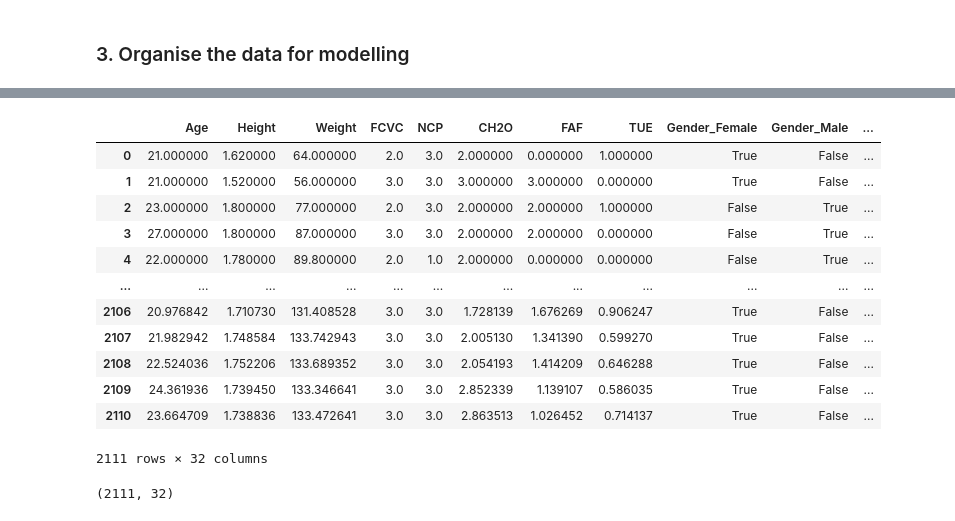
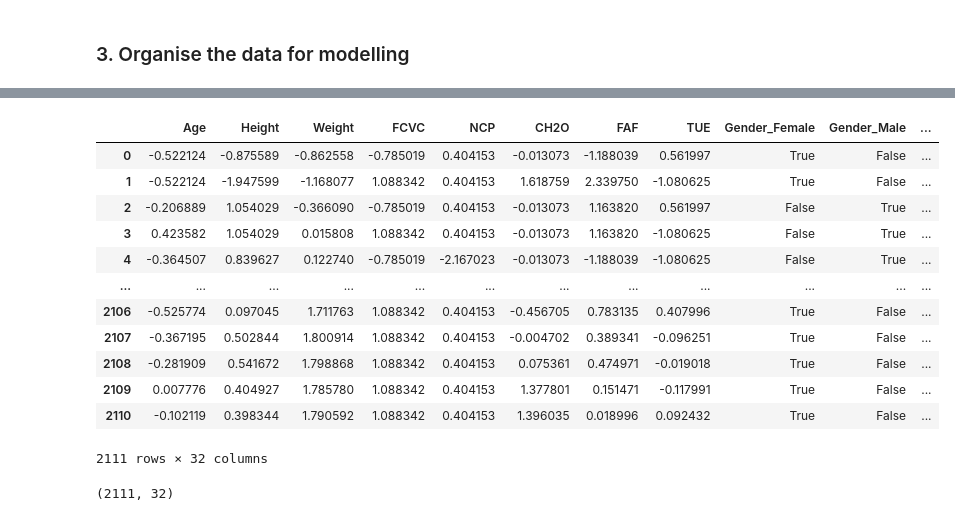
Before and after one commit to secary/compsci7306, a Jupyter notebook: mbd_a1/a1942340_dongjuma_assign1.ipynb, the cells around one changed output, grey strips where cells are left out. Drawn from its saved outputs; the diff is of its cells as text; code cells hidden in the pictures.

```diff
--- a/mbd_a1/a1942340_dongjuma_assign1.ipynb
+++ b/mbd_a1/a1942340_dongjuma_assign1.ipynb
@@ -67,7 +59,7 @@ locale.setlocale(locale.LC_TIME, 'C')
 # %% [markdown]
 ### 1. Read the dataset
 # %%
-od0 = pd.read_csv('./data/ObesityDataSet.csv')
+od = pd.read_csv('./data/ObesityDataSet.csv')
 # %% [markdown]
 ### 2. Analyse and visualise the data
 # %%
@@ -131,7 +135,7 @@ od0.describe(include='object')
 | top | Male | yes | yes | Sometimes | no | no | Sometimes | Public_Transportation | Obesity_Type_I |
 | freq | 1068 | 1726 | 1866 | 1765 | 2067 | 2015 | 1401 | 1580 | 351 |
 # %%
-numeric_data = od0.select_dtypes(include=[np.number])
+numeric_data = od.select_dtypes(include=[np.number])
 numeric_data.head()
 # %% [output]
 |  | Age | Height | Weight | FCVC | NCP | CH2O | FAF | TUE |
@@ -222,3 +253,10 @@ plot_charts(od0, phyisical)
 [figure]
 # %% [markdown]
 ### 3. Organise the data for modelling
+# %%
+categorical_data = od.select_dtypes(exclude=[np.number])
+categorical_data
+scaler = StandardScaler()
+scaled_numeric_data = pd.DataFrame(scaler.fit_transform(numeric_data), columns=numeric_data.columns)
+od_scaled = pd.concat([scaled_numeric_data, categorical_data], axis=1)
+od_scaled
@@ -225,20 +277,20 @@ plot_charts(od0, phyisical)
 # %%
-od1 = pd.get_dummies(od0.drop('NObeyesdad', axis=1), drop_first=False)
-od1['NObeyesdad'] = od0['NObeyesdad'].apply(lambda x: 1 if 'Obesity' in x else 0 )
+od1 = pd.get_dummies(od_scaled.drop('NObeyesdad', axis=1), drop_first=False)
+od1['NObeyesdad'] = od_scaled['NObeyesdad'].apply(lambda x: 1 if 'Obesity' in x else 0 )
 od1
 # %% [output]
 |  | Age | Height | Weight | FCVC | NCP | CH2O | FAF | TUE | Gender_Female | Gender_Male | ... |
-| 0 | 21.000000 | 1.620000 | 64.000000 | 2.0 | 3.0 | 2.000000 | 0.000000 | 1.000000 | True | False | ... |
-| 1 | 21.000000 | 1.520000 | 56.000000 | 3.0 | 3.0 | 3.000000 | 3.000000 | 0.000000 | True | False | ... |
-| 2 | 23.000000 | 1.800000 | 77.000000 | 2.0 | 3.0 | 2.000000 | 2.000000 | 1.000000 | False | True | ... |
-| 3 | 27.000000 | 1.800000 | 87.000000 | 3.0 | 3.0 | 2.000000 | 2.000000 | 0.000000 | False | True | ... |
-| 4 | 22.000000 | 1.780000 | 89.800000 | 2.0 | 1.0 | 2.000000 | 0.000000 | 0.000000 | False | True | ... |
+| 0 | -0.522124 | -0.875589 | -0.862558 | -0.785019 | 0.404153 | -0.013073 | -1.188039 | 0.561997 | True | False | ... |
+| 1 | -0.522124 | -1.947599 | -1.168077 | 1.088342 | 0.404153 | 1.618759 | 2.339750 | -1.080625 | True | False | ... |
+| 2 | -0.206889 | 1.054029 | -0.366090 | -0.785019 | 0.404153 | -0.013073 | 1.163820 | 0.561997 | False | True | ... |
+| 3 | 0.423582 | 1.054029 | 0.015808 | 1.088342 | 0.404153 | -0.013073 | 1.163820 | -1.080625 | False | True | ... |
+| 4 | -0.364507 | 0.839627 | 0.122740 | -0.785019 | -2.167023 | -0.013073 | -1.188039 | -1.080625 | False | True | ... |
 | ... | ... | ... | ... | ... | ... | ... | ... | ... | ... | ... | ... |
-| 2106 | 20.976842 | 1.710730 | 131.408528 | 3.0 | 3.0 | 1.728139 | 1.676269 | 0.906247 | True | False | ... |
-| 2107 | 21.982942 | 1.748584 | 133.742943 | 3.0 | 3.0 | 2.005130 | 1.341390 | 0.599270 | True | False | ... |
-| 2108 | 22.524036 | 1.752206 | 133.689352 | 3.0 | 3.0 | 2.054193 | 1.414209 | 0.646288 | True | False | ... |
-| 2109 | 24.361936 | 1.739450 | 133.346641 | 3.0 | 3.0 | 2.852339 | 1.139107 | 0.586035 | True | False | ... |
-| 2110 | 23.664709 | 1.738836 | 133.472641 | 3.0 | 3.0 | 2.863513 | 1.026452 | 0.714137 | True | False | ... |
+| 2106 | -0.525774 | 0.097045 | 1.711763 | 1.088342 | 0.404153 | -0.456705 | 0.783135 | 0.407996 | True | False | ... |
+| 2107 | -0.367195 | 0.502844 | 1.800914 | 1.088342 | 0.404153 | -0.004702 | 0.389341 | -0.096251 | True | False | ... |
+| 2108 | -0.281909 | 0.541672 | 1.798868 | 1.088342 | 0.404153 | 0.075361 | 0.474971 | -0.019018 | True | False | ... |
+| 2109 | 0.007776 | 0.404927 | 1.785780 | 1.088342 | 0.404153 | 1.377801 | 0.151471 | -0.117991 | True | False | ... |
+| 2110 | -0.102119 | 0.398344 | 1.790592 | 1.088342 | 0.404153 | 1.396035 | 0.018996 | 0.092432 | True | False | ... |
 2111 rows × 32 columns
 # %%
 od1.shape
```
Also changed, not shown: parts of 30 cells of this notebook.
